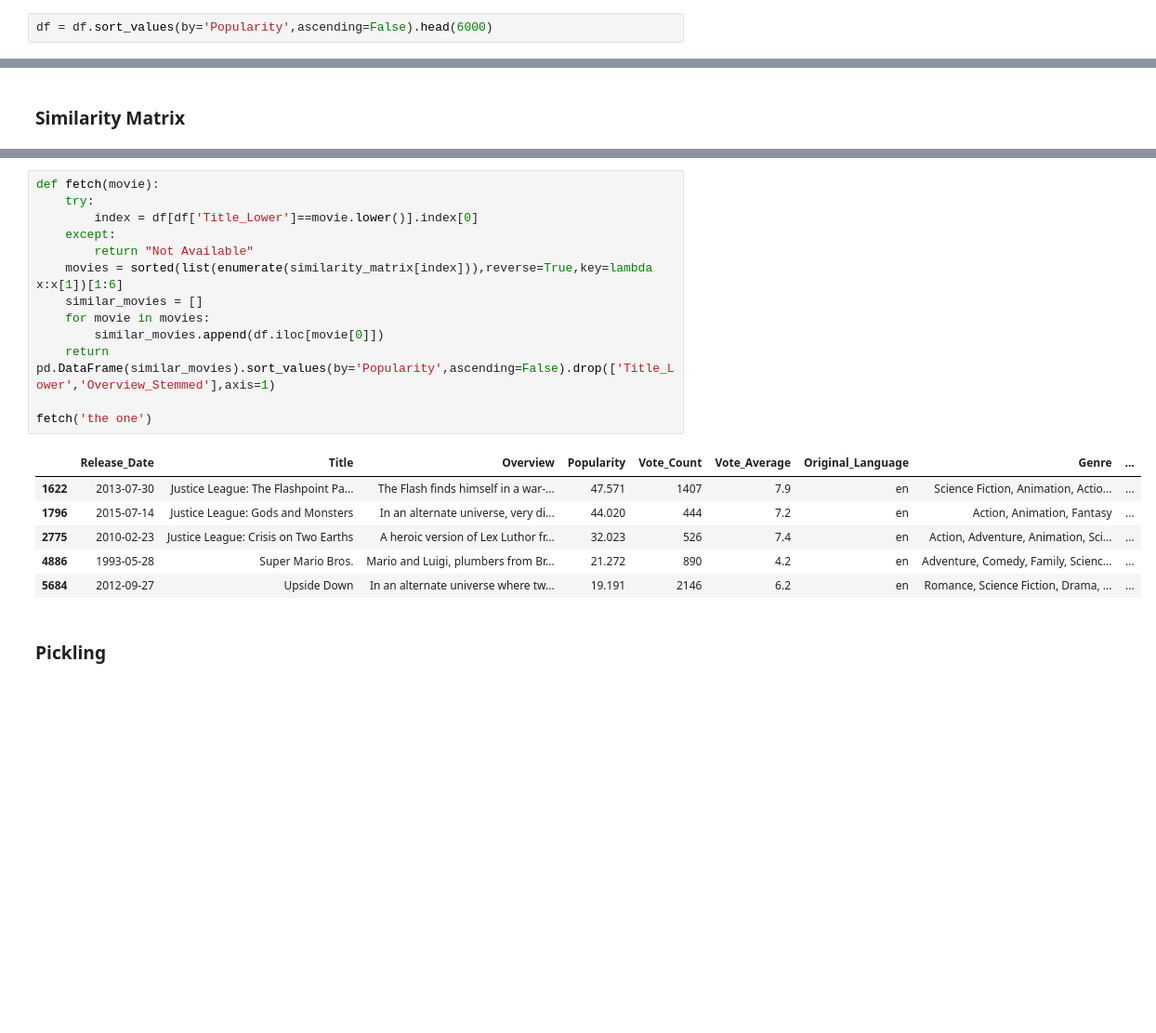
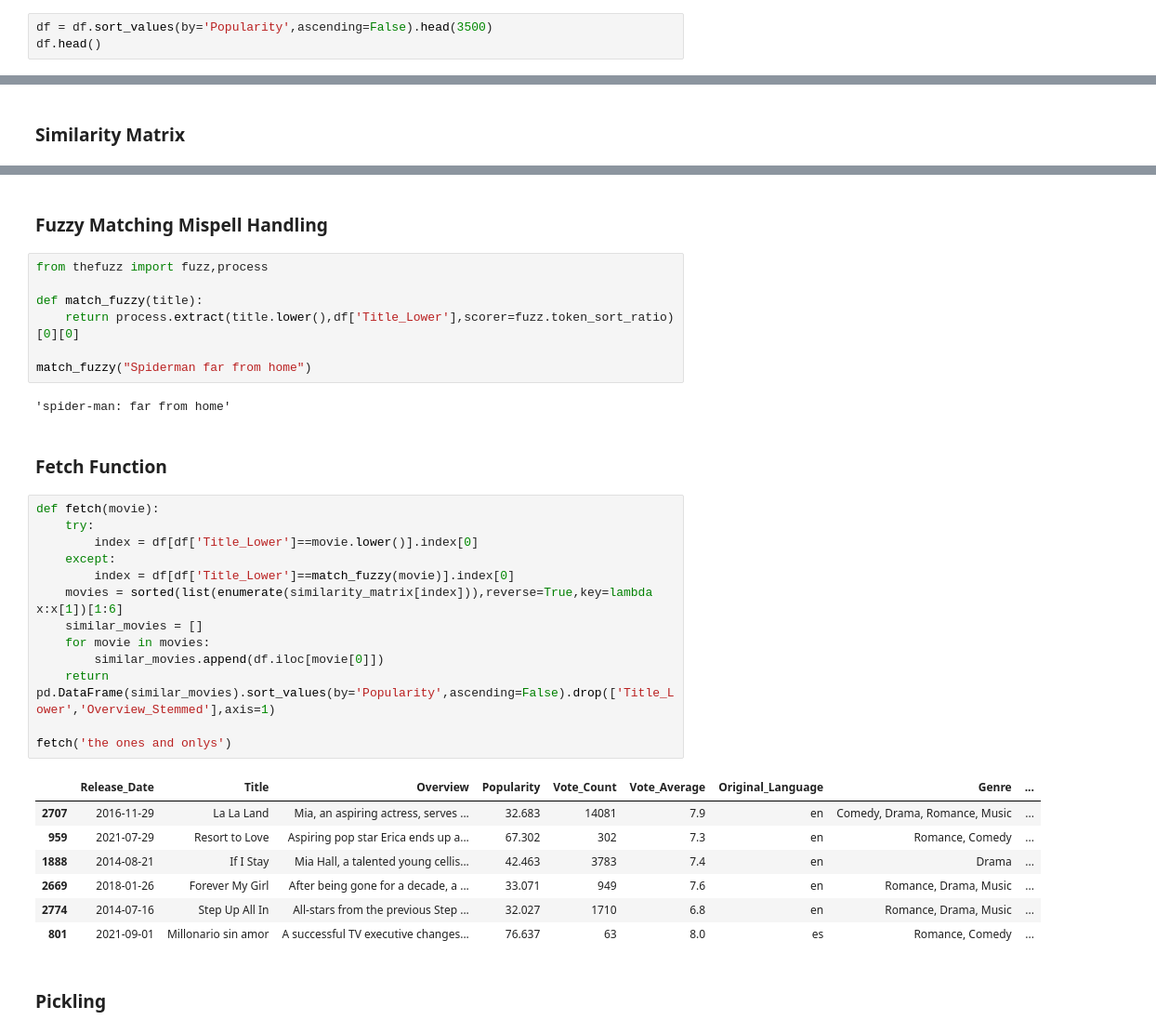
Before and after one commit to RampageousRJ/Movie-Recommender-System, a Jupyter notebook: model/model.ipynb, the cells around one changed output, grey strips where cells are left out. Shown at 93% size. Cells and saved outputs as stored; diff of their text form; blank space fills up the shorter version.

Commit message:
Fuzzy matching

```diff
--- a/model/model.ipynb
+++ b/model/model.ipynb
@@ -78,4 +78,5 @@ df.duplicated().sum()
 # %% [markdown]
 #### Remove Low Rated Movies
 # %%
-df = df.sort_values(by='Popularity',ascending=False).head(6000)
+df = df.sort_values(by='Popularity',ascending=False).head(3500)
+df.head()
@@ -245,23 +253,37 @@ print(matchTitle("Star wars: The Return of Jedi"))
+# %% [markdown]
+### Fuzzy Matching Mispell Handling
+# %%
+from thefuzz import fuzz,process
+
+def match_fuzzy(title):
+    return process.extract(title.lower(),df['Title_Lower'],scorer=fuzz.token_sort_ratio)[0][0]
+
+match_fuzzy("Spiderman far from home")
+# %% [output]
+'spider-man: far from home'
+# %% [markdown]
+### Fetch Function
 # %%
 def fetch(movie):
     try:
         index = df[df['Title_Lower']==movie.lower()].index[0]
     except:
-        return "Not Available"
+        index = df[df['Title_Lower']==match_fuzzy(movie)].index[0]
     movies = sorted(list(enumerate(similarity_matrix[index])),reverse=True,key=lambda x:x[1])[1:6]
     similar_movies = []
     for movie in movies:
         similar_movies.append(df.iloc[movie[0]])
     return pd.DataFrame(similar_movies).sort_values(by='Popularity',ascending=False).drop(['Title_Lower','Overview_Stemmed'],axis=1)
 
-fetch('the one')
+fetch('the ones and onlys')
 # %% [output]
 |  | Release_Date | Title | Overview | Popularity | Vote_Count | Vote_Average | Original_Language | Genre | ... |
-| 1622 | 2013-07-30 | Justice League: The Flashpoint Pa... | The Flash finds himself in a war-... | 47.571 | 1407 | 7.9 | en | Science Fiction, Animation, Actio... | ... |
-| 1796 | 2015-07-14 | Justice League: Gods and Monsters | In an alternate universe, very di... | 44.020 | 444 | 7.2 | en | Action, Animation, Fantasy | ... |
-| 2775 | 2010-02-23 | Justice League: Crisis on Two Earths | A heroic version of Lex Luthor fr... | 32.023 | 526 | 7.4 | en | Action, Adventure, Animation, Sci... | ... |
-| 4886 | 1993-05-28 | Super Mario Bros. | Mario and Luigi, plumbers from Br... | 21.272 | 890 | 4.2 | en | Adventure, Comedy, Family, Scienc... | ... |
-| 5684 | 2012-09-27 | Upside Down | In an alternate universe where tw... | 19.191 | 2146 | 6.2 | en | Romance, Science Fiction, Drama, ... | ... |
+| 2707 | 2016-11-29 | La La Land | Mia, an aspiring actress, serves ... | 32.683 | 14081 | 7.9 | en | Comedy, Drama, Romance, Music | ... |
+| 959 | 2021-07-29 | Resort to Love | Aspiring pop star Erica ends up a... | 67.302 | 302 | 7.3 | en | Romance, Comedy | ... |
+| 1888 | 2014-08-21 | If I Stay | Mia Hall, a talented young cellis... | 42.463 | 3783 | 7.4 | en | Drama | ... |
+| 2669 | 2018-01-26 | Forever My Girl | After being gone for a decade, a ... | 33.071 | 949 | 7.6 | en | Romance, Drama, Music | ... |
+| 2774 | 2014-07-16 | Step Up All In | All-stars from the previous Step ... | 32.027 | 1710 | 6.8 | en | Romance, Drama, Music | ... |
+| 801 | 2021-09-01 | Millonario sin amor | A successful TV executive changes... | 76.637 | 63 | 8.0 | es | Romance, Comedy | ... |
 # %% [markdown]
 ### Pickling
 # %%
```
Also changed, not shown: parts of 10 cells of this notebook, 7 other files.
